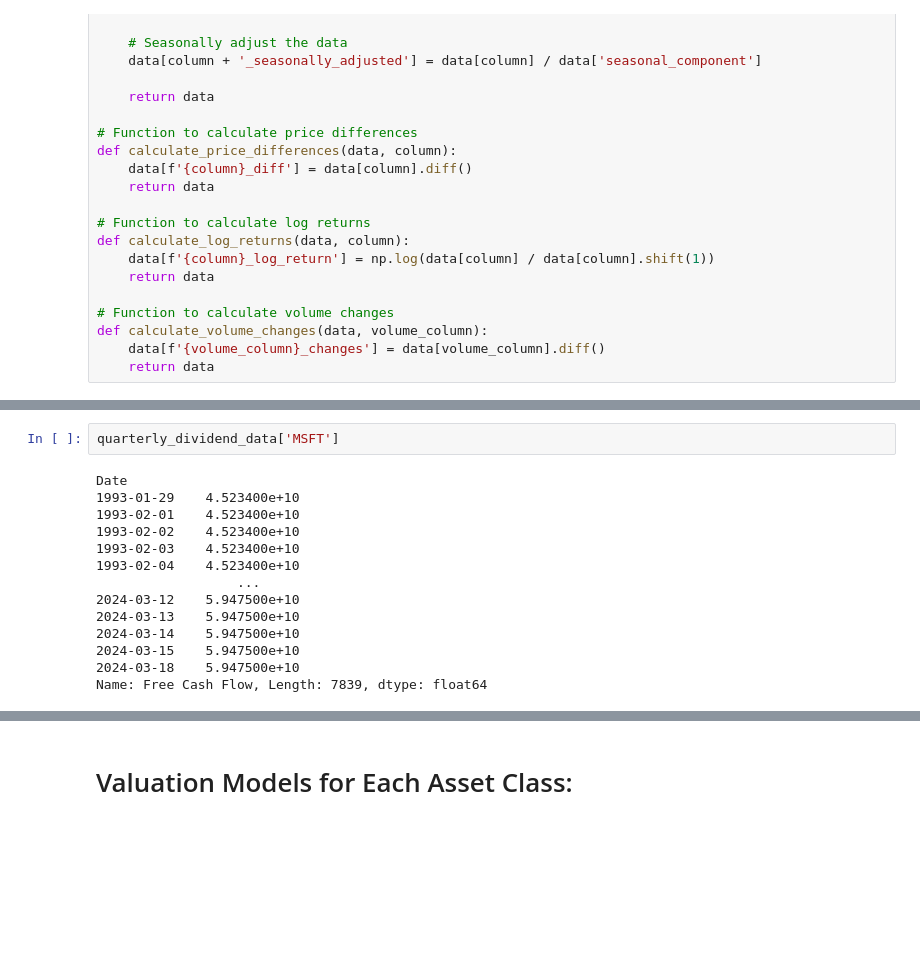
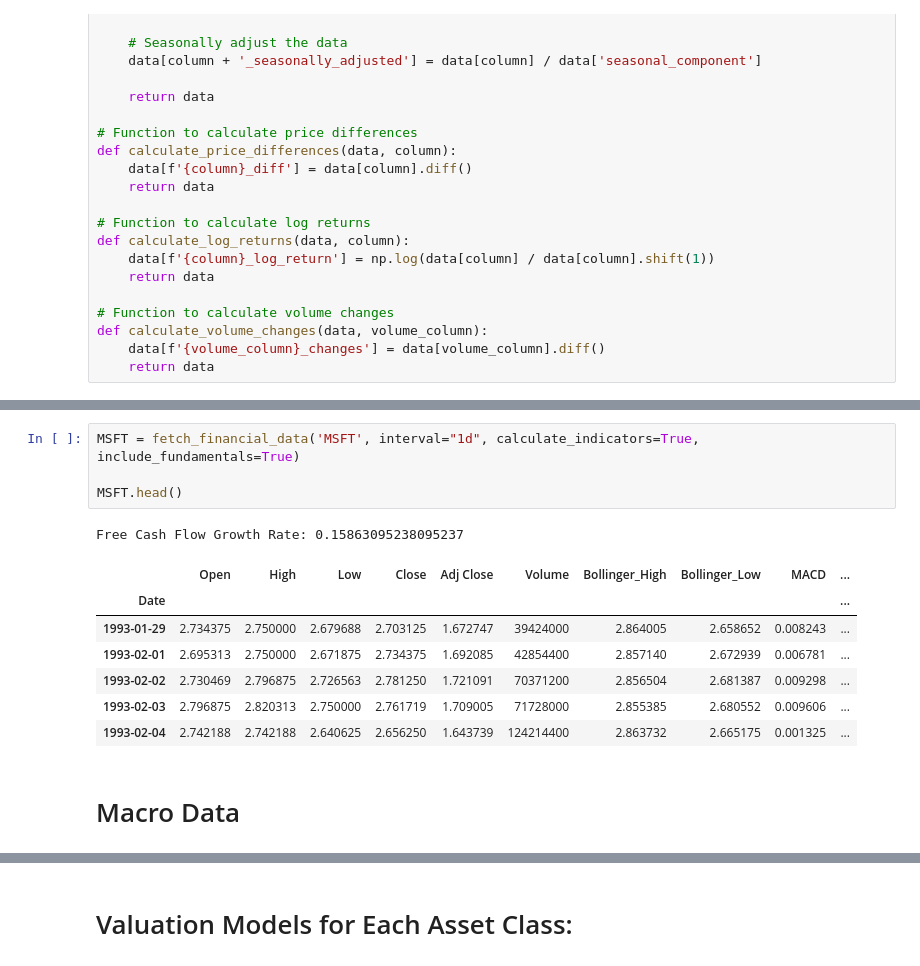
Before and after one commit to HansUXdev/DSportfolio, a Jupyter notebook: QuantitativeFinance/Portfolio/PortfolioStudy.ipynb, the cells around one changed output, grey strips where cells are left out. Saved outputs shown, nothing was run; the diff lists cells and outputs as text; blank space fills up the shorter version.

Commit message:
average beta, fetch_fundamentals

```diff
--- a/QuantitativeFinance/Portfolio/PortfolioStudy.ipynb
+++ b/QuantitativeFinance/Portfolio/PortfolioStudy.ipynb
@@ -551,16 +449,15 @@ clear_output()
-# %%
-quarterly_dividend_data['MSFT']
-# %% [output]
-Date
-1993-01-29    4.523400e+10
-1993-02-01    4.523400e+10
-1993-02-02    4.523400e+10
-1993-02-03    4.523400e+10
-1993-02-04    4.523400e+10
-                  ...
-2024-03-12    5.947500e+10
-2024-03-13    5.947500e+10
-2024-03-14    5.947500e+10
-2024-03-15    5.947500e+10
-2024-03-18    5.947500e+10
-Name: Free Cash Flow, Length: 7839, dtype: float64
+# %%
+MSFT = fetch_financial_data('MSFT', interval="1d", calculate_indicators=True, include_fundamentals=True)
+
+MSFT.head()
+# %% [output]
+Free Cash Flow Growth Rate: 0.15863095238095237
+|  | Open | High | Low | Close | Adj Close | Volume | Bollinger_High | Bollinger_Low | MACD | ... |
+| Date |  |  |  |  |  |  |  |  |  | ... |
+| 1993-01-29 | 2.734375 | 2.750000 | 2.679688 | 2.703125 | 1.672747 | 39424000 | 2.864005 | 2.658652 | 0.008243 | ... |
+| 1993-02-01 | 2.695313 | 2.750000 | 2.671875 | 2.734375 | 1.692085 | 42854400 | 2.857140 | 2.672939 | 0.006781 | ... |
+| 1993-02-02 | 2.730469 | 2.796875 | 2.726563 | 2.781250 | 1.721091 | 70371200 | 2.856504 | 2.681387 | 0.009298 | ... |
+| 1993-02-03 | 2.796875 | 2.820313 | 2.750000 | 2.761719 | 1.709005 | 71728000 | 2.855385 | 2.680552 | 0.009606 | ... |
+| 1993-02-04 | 2.742188 | 2.742188 | 2.640625 | 2.656250 | 1.643739 | 124214400 | 2.863732 | 2.665175 | 0.001325 | ... |
+# %% [markdown]
+# Macro Data
```
Also changed, not shown: parts of 15 cells of this notebook, 1 other file.
